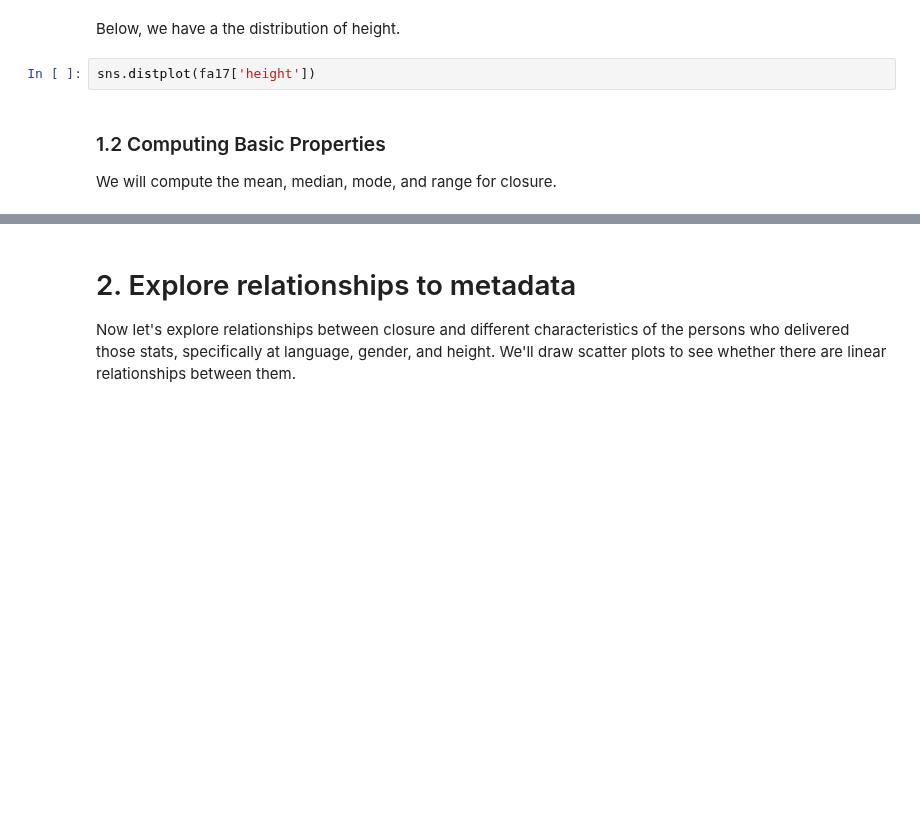
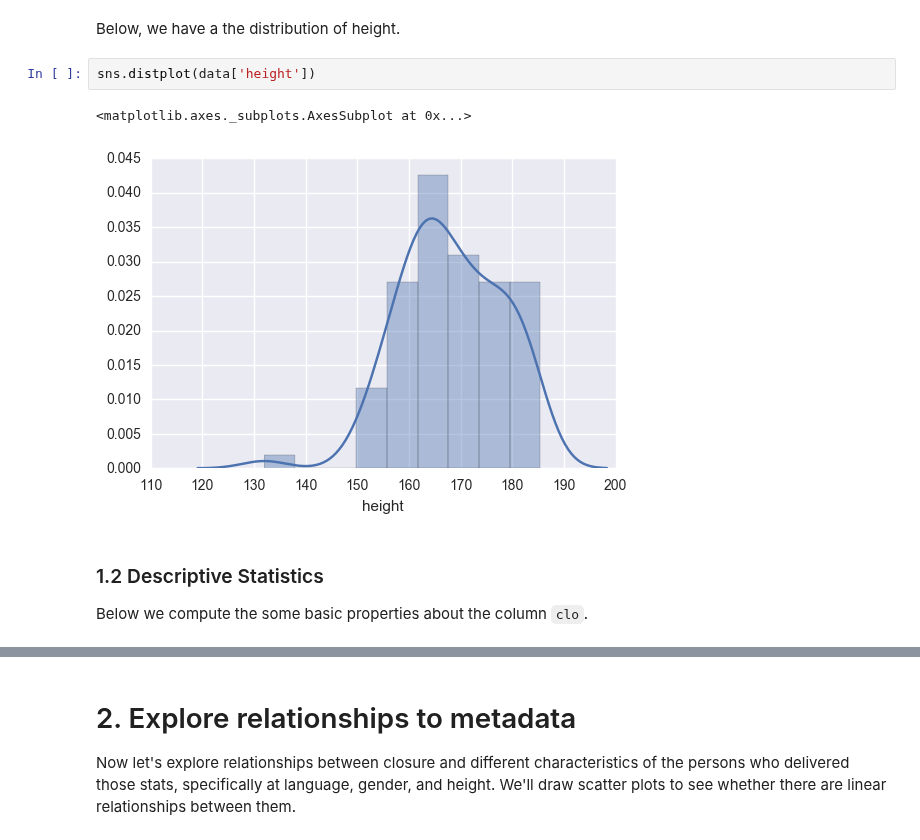
Before and after one commit to ds-modules/LINGUIS-110, a Jupyter notebook: vot_demo/Assignment.ipynb, the cells around one changed output, grey strips where cells are left out. Saved outputs shown, nothing was run; the diff lists cells and outputs as text; blank space fills up the shorter version.

```diff
--- a/vot_demo/Assignment.ipynb
+++ b/vot_demo/Assignment.ipynb
@@ -65,8 +130,11 @@ sns.countplot(y="language", data=fa17)
 # %% [markdown]
 Below, we have a the distribution of height.
 # %%
-sns.distplot(fa17['height'])
+sns.distplot(data['height'])
+# %% [output]
+<matplotlib.axes._subplots.AxesSubplot at 0x...>
+[figure, added]
-# %% [markdown]
-### 1.2 Computing Basic Properties
-We will compute the mean, median, mode, and range for closure.
+# %% [markdown]
+### 1.2 Descriptive Statistics
+Below we compute the some basic properties about the column `clo`.
 # %%
```
Also changed, not shown: parts of 61 cells of this notebook.
